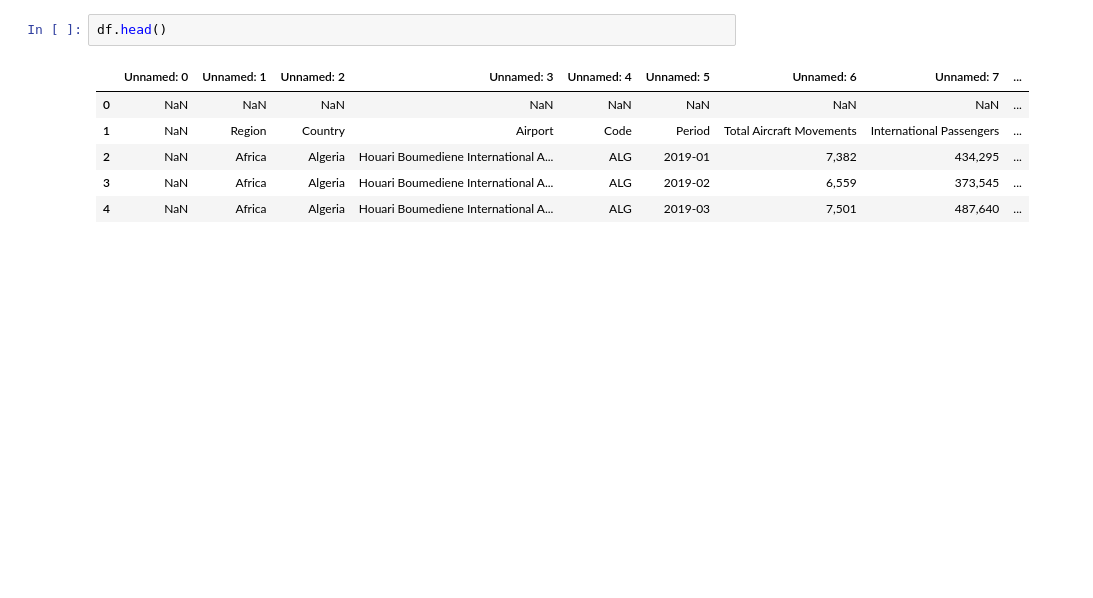
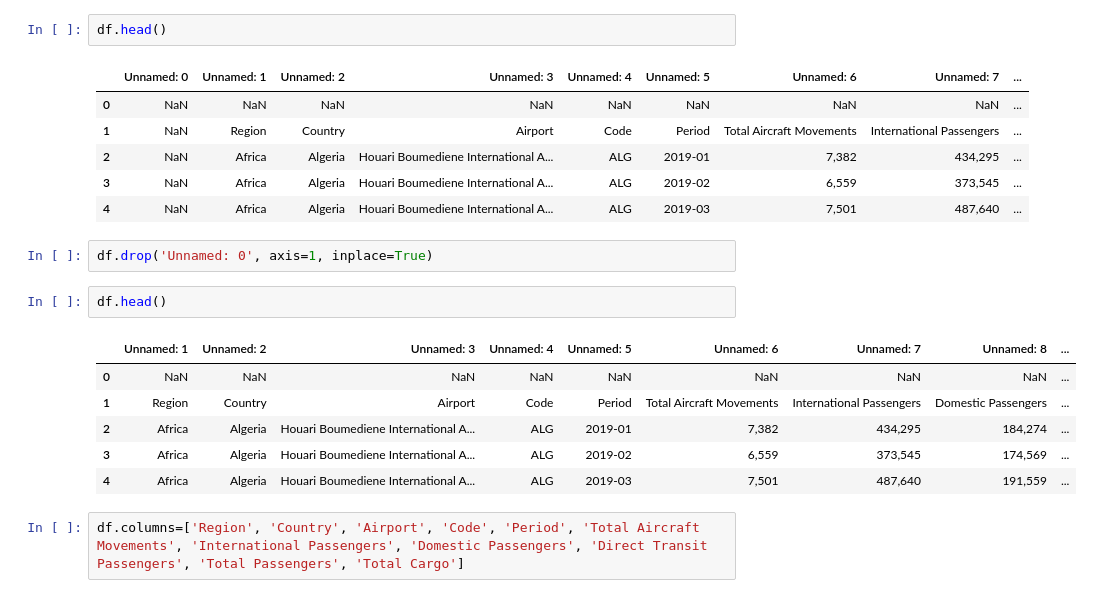
Before and after one commit to MbuyiseloNtando/Flights, a Jupyter notebook: Africa.ipynb, the cells around one changed output. Saved outputs shown, nothing was run; the diff lists cells and outputs as text; blank space fills up the shorter version.

```diff
--- a/Africa.ipynb
+++ b/Africa.ipynb
@@ -15,3 +15,16 @@ df.head()
 | 2 | NaN | Africa | Algeria | Houari Boumediene International A... | ALG | 2019-01 | 7,382 | 434,295 | ... |
 | 3 | NaN | Africa | Algeria | Houari Boumediene International A... | ALG | 2019-02 | 6,559 | 373,545 | ... |
 | 4 | NaN | Africa | Algeria | Houari Boumediene International A... | ALG | 2019-03 | 7,501 | 487,640 | ... |
+# %%
+df.drop('Unnamed: 0', axis=1, inplace=True)
+# %%
+df.head()
+# %% [output]
+|  | Unnamed: 1 | Unnamed: 2 | Unnamed: 3 | Unnamed: 4 | Unnamed: 5 | Unnamed: 6 | Unnamed: 7 | Unnamed: 8 | ... |
+| 0 | NaN | NaN | NaN | NaN | NaN | NaN | NaN | NaN | ... |
+| 1 | Region | Country | Airport | Code | Period | Total Aircraft Movements | International Passengers | Domestic Passengers | ... |
+| 2 | Africa | Algeria | Houari Boumediene International A... | ALG | 2019-01 | 7,382 | 434,295 | 184,274 | ... |
+| 3 | Africa | Algeria | Houari Boumediene International A... | ALG | 2019-02 | 6,559 | 373,545 | 174,569 | ... |
+| 4 | Africa | Algeria | Houari Boumediene International A... | ALG | 2019-03 | 7,501 | 487,640 | 191,559 | ... |
+# %%
+df.columns=['Region', 'Country', 'Airport', 'Code', 'Period', 'Total Aircraft Movements', 'International Passengers', 'Domestic Passengers', 'Direct Transit Passengers', 'Total Passengers', 'Total Cargo']
```
Also changed, not shown: parts of 15 cells of this notebook.
